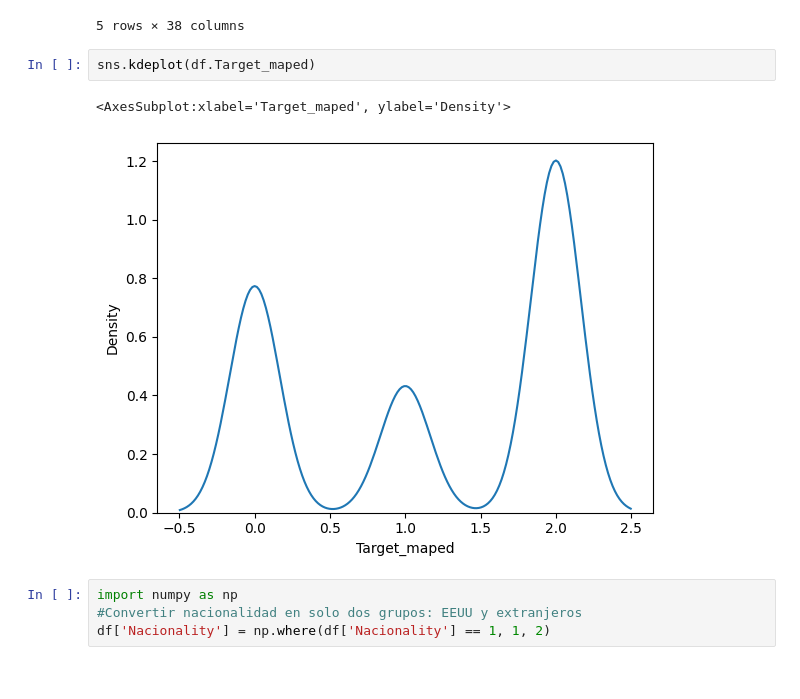
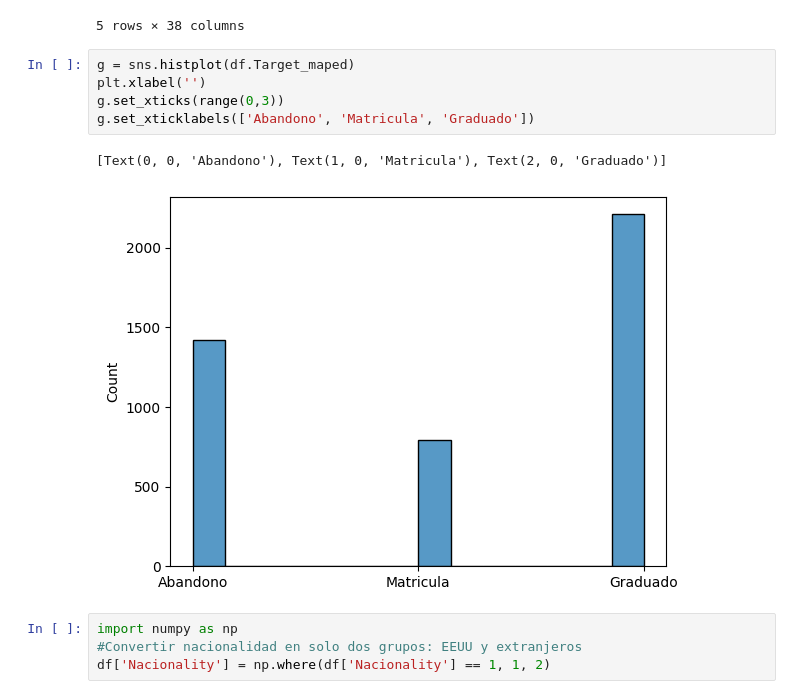
Before and after one commit to JaredR33/Machine-Learning-Project, a Jupyter notebook: Memoria ML Project.ipynb, the cells around one changed output. Saved outputs shown, nothing was run; the diff lists cells and outputs as text.

```diff
--- a/Memoria ML Project.ipynb
+++ b/Memoria ML Project.ipynb
@@ -91,11 +91,14 @@ df.head()
 | 3 | 1 | 17 | 2 | 9773 | 1 | ... |
 | 4 | 2 | 39 | 1 | 8014 | 0 | ... |
 5 rows × 38 columns
-# %%
-sns.kdeplot(df.Target_maped)
-# %% [output]
-<AxesSubplot:xlabel='Target_maped', ylabel='Density'>
-[figure, removed]
+# %%
+g = sns.histplot(df.Target_maped)
+plt.xlabel('')
+g.set_xticks(range(0,3))
+g.set_xticklabels(['Abandono', 'Matricula', 'Graduado'])
+# %% [output]
+[Text(0, 0, 'Abandono'), Text(1, 0, 'Matricula'), Text(2, 0, 'Graduado')]
+[figure, added]
 # %%
 import numpy as np
 #Convertir nacionalidad en solo dos grupos: EEUU y extranjeros
```
Also changed, not shown: parts of 16 cells of this notebook.
